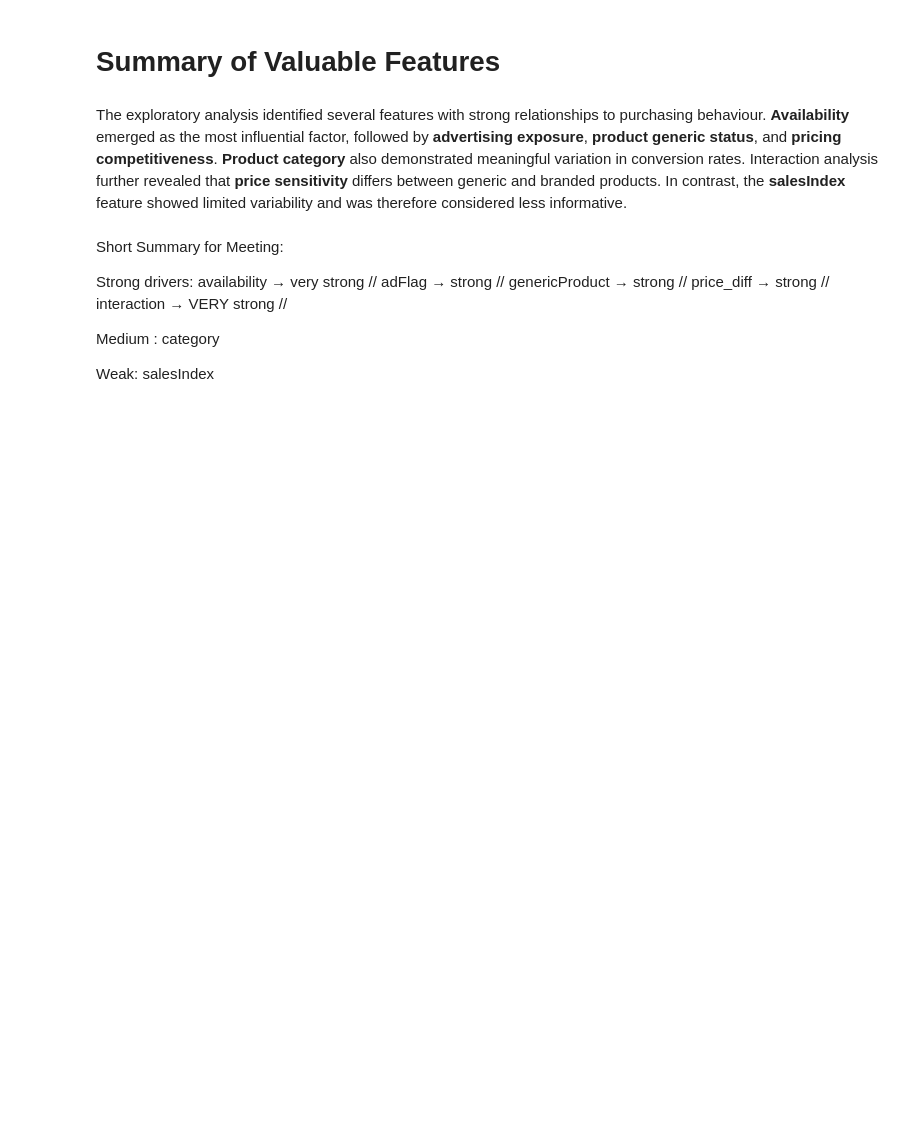
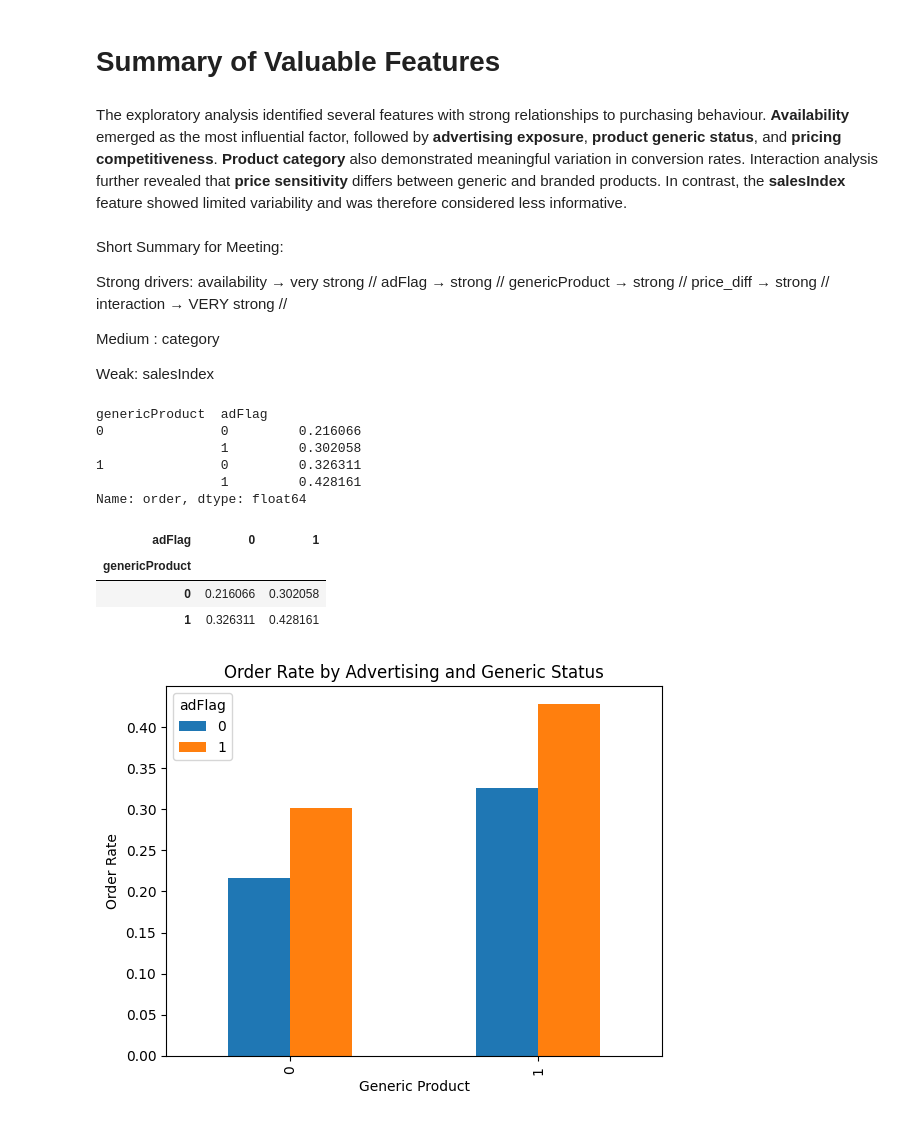
Before and after one commit to Happydeath97/analyticalProjectProductPricing, a Jupyter notebook: notebooks/DataExploration.ipynb, the cells around one changed output. Saved outputs shown, nothing was run; the diff lists cells and outputs as text; code cells hidden in the pictures; blank space fills up the shorter version.

```diff
--- a/notebooks/DataExploration.ipynb
+++ b/notebooks/DataExploration.ipynb
@@ -345,3 +346,29 @@ Strong drivers: availability → very strong //
 Medium : category
 
 Weak: salesIndex
+# %%
+df.groupby(["genericProduct","adFlag"])["order"].mean()
+# %% [output]
+genericProduct  adFlag
+0               0         0.216066
+                1         0.302058
+1               0         0.326311
+                1         0.428161
+Name: order, dtype: float64
+# %%
+pivot = df.groupby(["genericProduct","adFlag"])["order"].mean().unstack()
+
+pivot
+# %% [output]
+| adFlag | 0 | 1 |
+| genericProduct |  |  |
+| 0 | 0.216066 | 0.302058 |
+| 1 | 0.326311 | 0.428161 |
+# %%
+pivot.plot(kind="bar")
+plt.title("Order Rate by Advertising and Generic Status")
+plt.ylabel("Order Rate")
+plt.xlabel("Generic Product")
+plt.show()
+# %% [output]
+[figure, added]
```
Also changed, not shown: parts of 10 cells of this notebook.
